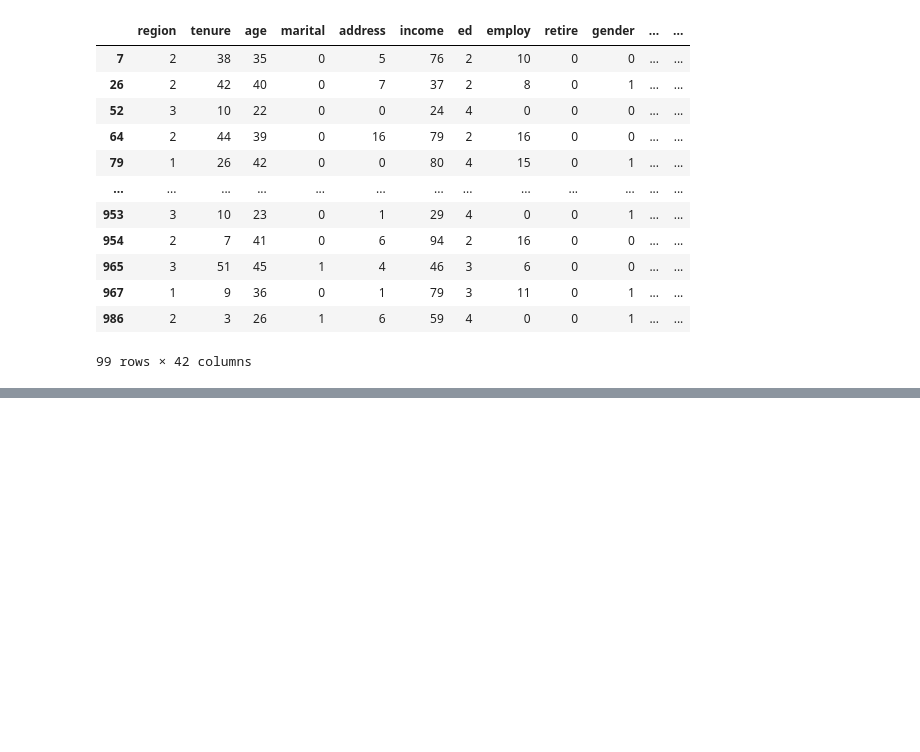
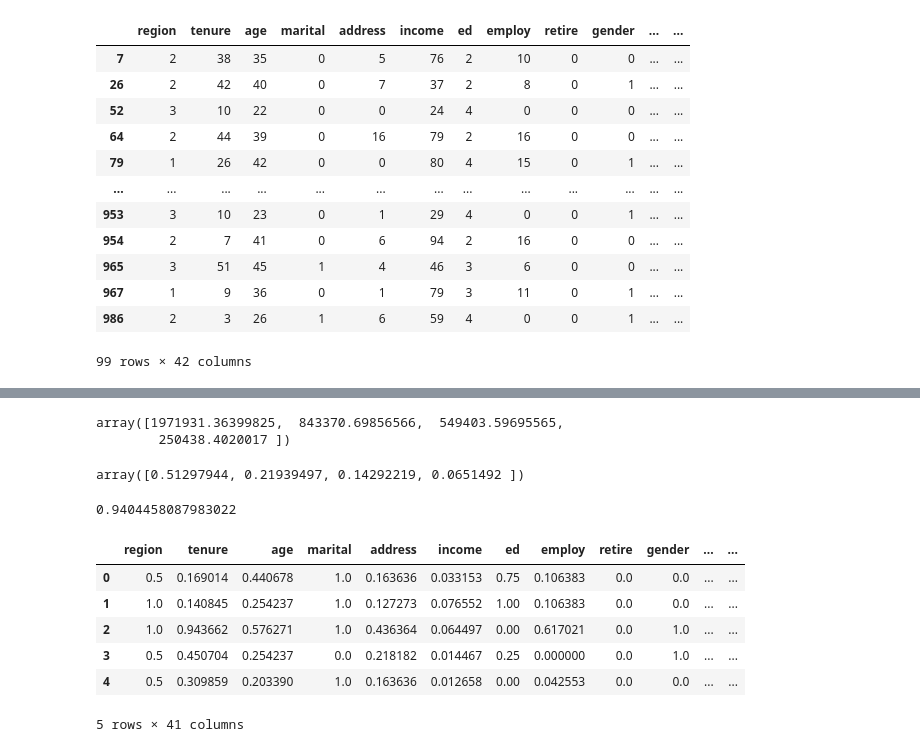
Before and after one commit to ErfanEbrahimiBazaz/python_basics_teachings, a Jupyter notebook: pandas_dataframe_manupulation.ipynb, the cells around one changed output, grey strips where cells are left out. Cells and saved outputs as stored; diff of their text form; code cells hidden in the pictures; blank space fills up the shorter version.

Commit message:
scikitlearn and preprocessing

```diff
--- a/pandas_dataframe_manupulation.ipynb
+++ b/pandas_dataframe_manupulation.ipynb
@@ -379,0 +410,14 @@ remove_outliers(df_churn)
+# %%
+# Principal Component Analysis
+from sklearn.decomposition import PCA
+
+
+X = df_churn.drop('churn',axis=1)
+X = X.fillna(0)
+y = df_churn['churn']
+pca_model = PCA(n_components=4) # if n_components = 0.88 that means take enough components that at least 88% of variance of data is explained.
+pca_model.fit(X)
+x_pca = pca_model.transform(X) # this step transforms all original features to fit in the new feature space of the PCA.
+# x_pca = pca_model.fit_transform(X) # combination of two last steps in one step.
+x_pca = pd.DataFrame(x_pca)
+x_pca.head()
@@ -379,0 +431,29 @@ remove_outliers(df_churn)
+# %%
+pca_model.explained_variance_
+# %% [output]
+array([1971931.36399825,  843370.69856566,  549403.59695565,
+        250438.4020017 ])
+# %%
+pca_model.explained_variance_ratio_
+# %% [output]
+array([0.51297944, 0.21939497, 0.14292219, 0.0651492 ])
+# %%
+pca_model.explained_variance_ratio_.sum()
+# %% [output]
+0.9404458087983022
+# %%
+from sklearn.preprocessing import MinMaxScaler,StandardScaler, RobustScaler
+
+
+MMS = MinMaxScaler()
+x_normal = MMS.fit_transform(X)
+x_normal = pd.DataFrame(x_normal, columns=X.columns)
+x_normal.head()
+# %% [output]
+|  | region | tenure | age | marital | address | income | ed | employ | retire | gender | ... | ... |
+| 0 | 0.5 | 0.169014 | 0.440678 | 1.0 | 0.163636 | 0.033153 | 0.75 | 0.106383 | 0.0 | 0.0 | ... | ... |
+| 1 | 1.0 | 0.140845 | 0.254237 | 1.0 | 0.127273 | 0.076552 | 1.00 | 0.106383 | 0.0 | 0.0 | ... | ... |
+| 2 | 1.0 | 0.943662 | 0.576271 | 1.0 | 0.436364 | 0.064497 | 0.00 | 0.617021 | 0.0 | 1.0 | ... | ... |
+| 3 | 0.5 | 0.450704 | 0.254237 | 0.0 | 0.218182 | 0.014467 | 0.25 | 0.000000 | 0.0 | 1.0 | ... | ... |
+| 4 | 0.5 | 0.309859 | 0.203390 | 1.0 | 0.163636 | 0.012658 | 0.00 | 0.042553 | 0.0 | 0.0 | ... | ... |
+5 rows × 41 columns
```
Also changed, not shown: parts of 11 cells of this notebook.
